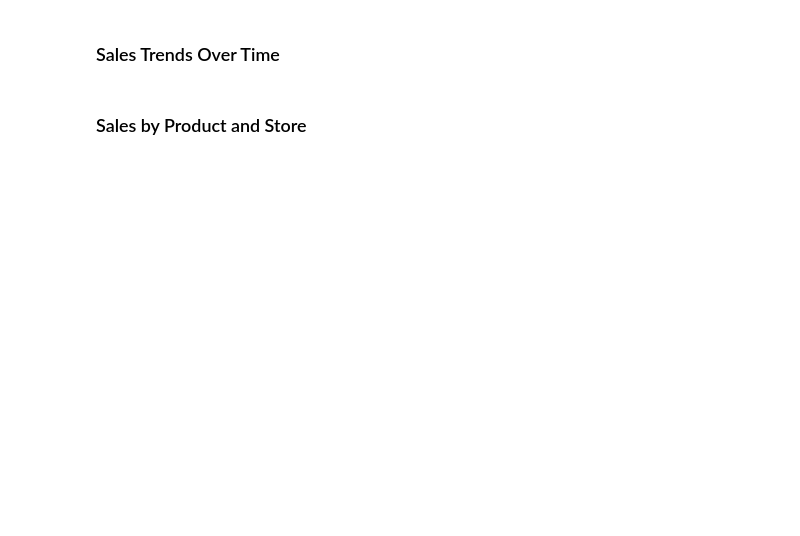
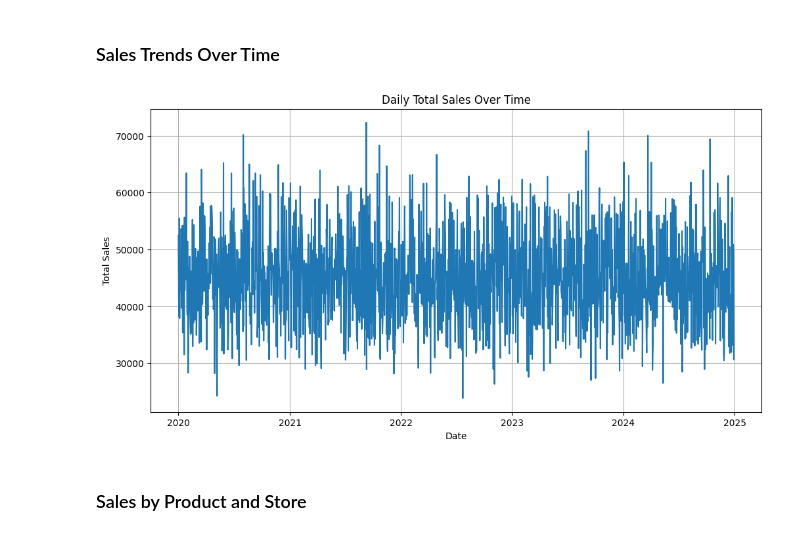
Before and after one commit to abdosaied22/Distrubited_data_analysis, a Jupyter notebook: DDA_Project.ipynb, the cells around one changed output. Drawn from its saved outputs; the diff is of its cells as text; code cells hidden in the pictures; blank space fills up the shorter version.

```diff
--- a/DDA_Project.ipynb
+++ b/DDA_Project.ipynb
@@ -157,0 +278,33 @@ pd_df_for_eda = spark_df_cleaned.toPandas()
+# %%
+import os
+import sys
+from pathlib import Path
+from pyspark.sql import functions as F
+
+# Ensure Spark is active before running EDA
+pipeline_dir = "/pipeline/pipeline"
+if pipeline_dir not in sys.path:
+    sys.path.append(pipeline_dir)
+from helper import get_spark
+
+BASE_PATH = "/pipeline/data"
+LOCAL_OUTPUT_PATH = f"{BASE_PATH}/cleaned_data/amazon_cleaned.csv"
+
+spark_active = True
+try:
+    _ = spark.sparkContext.applicationId
+except Exception:
+    spark_active = False
+
+if not spark_active:
+    spark = get_spark("DemandForecastingLocal-EDA")
+    spark.sparkContext.setLogLevel("WARN")
+    local_uri = f"file://{Path(LOCAL_OUTPUT_PATH).resolve()}"
+    spark_df_cleaned = spark.read.csv(local_uri, header=True, inferSchema=True)
+    spark_df_cleaned = spark_df_cleaned.withColumn("total_sales", F.col("TotalAmount"))
+
+spark_df_cleaned.describe().show()
+
+# Convert to Pandas for easier visualization (for small datasets)
+# For large datasets, use PySpark's DataFrame operations or distributed visualization tools
+pd_df_for_eda = spark_df_cleaned.toPandas()
@@ -160,18 +323,20 @@ pd_df_for_eda = spark_df_cleaned.toPandas()
 # %%
 import matplotlib.pyplot as plt
 import seaborn as sns
 
 # Aggregate daily sales
-daily_sales = pd_df_for_eda.groupby('order_date')['total_sales'].sum().reset_index()
-daily_sales = daily_sales.sort_values('order_date')
+daily_sales = pd_df_for_eda.groupby("OrderDate")["total_sales"].sum().reset_index()
+daily_sales = daily_sales.sort_values("OrderDate")
 
 plt.figure(figsize=(12, 6))
-sns.lineplot(x='order_date', y='total_sales', data=daily_sales)
-plt.title('Daily Total Sales Over Time')
-plt.xlabel('Date')
-plt.ylabel('Total Sales')
+sns.lineplot(x="OrderDate", y="total_sales", data=daily_sales)
+plt.title("Daily Total Sales Over Time")
+plt.xlabel("Date")
+plt.ylabel("Total Sales")
 plt.grid(True)
 plt.show()
+# %% [output]
+[figure, added]
 # %% [markdown]
 ### Sales by Product and Store
 # %%
```
Also changed, not shown: parts of 19 cells of this notebook, 8 other files.
